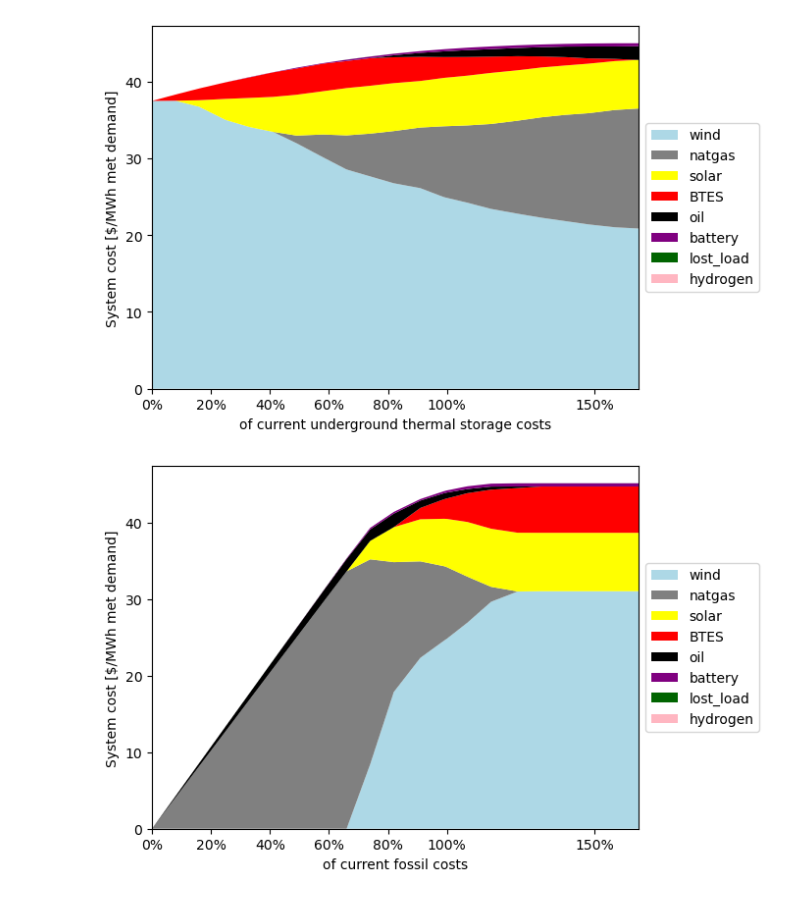
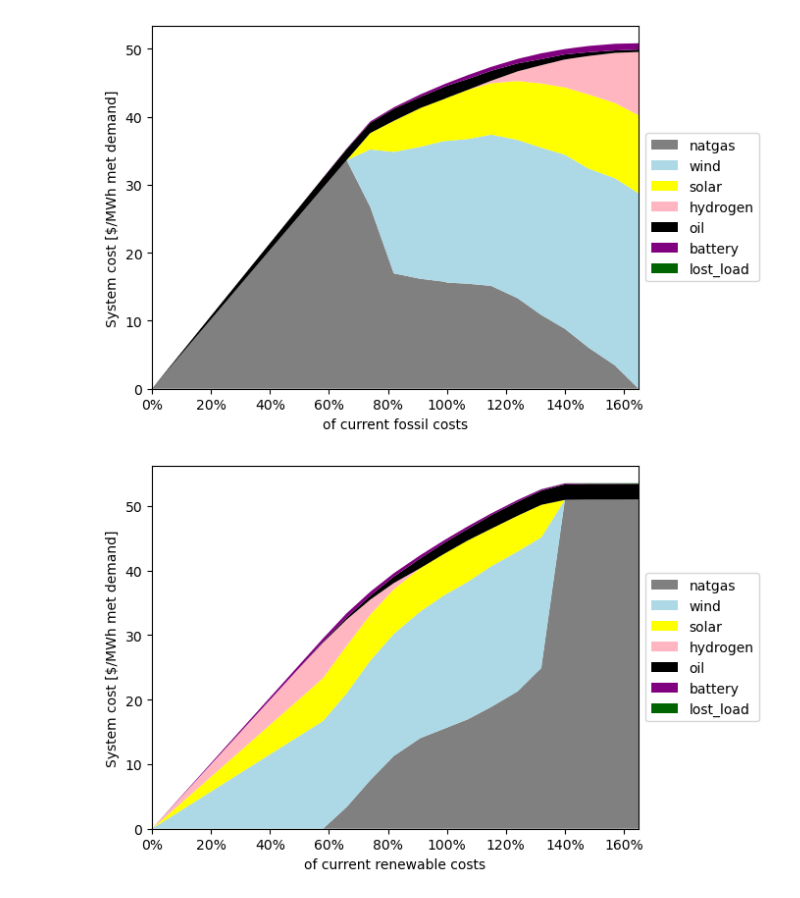
Before and after one commit to carnegie/clab_underground_th_storage, a Jupyter notebook: plot_results.ipynb, the cells around one changed output. Cells and saved outputs as stored; diff of their text form; code cells hidden in the pictures.

Commit message:
figure tweaks and scan costs efficiency improved

```diff
--- a/plot_results.ipynb
+++ b/plot_results.ipynb
@@ -5,6 +5,8 @@ import os
 import pandas as pd
 import numpy as np
 # %%
+data_path = 'output_data/btes_base_case_orca_no_btes/'
+
 color_map = {
     'solar': 'yellow',
     'solar-rooftop': 'lightgreen',
@@ -131,7 +133,7 @@ def plot_cost_scan(data_path, region, tech):
     )
 
     plt.xlabel('of current {} costs'.format(tech if tech != 'BTES' else 'underground thermal storage'))
-    plt.xticks(ticks=[0, 20, 40, 60, 80, 100, 150], labels=[str(i) + '%' for i in [0, 20, 40, 60, 80, 100, 150]])
+    plt.xticks(ticks=[0, 20, 40, 60, 80, 100, 120, 140, 160], labels=[str(i) + '%' for i in [0, 20, 40, 60, 80, 100, 120, 140, 160]])
     plt.ylabel('System cost [$/MWh met demand]')
     plt.xlim(0, 165)
     plt.ylim(0, max([c.sum() for (b, c) in system_cost]) * 1.05)
@@ -191,9 +192,7 @@ def make_storage_plots(data_file, cost, reg, scan_var):
     plt.savefig('figures/{0}/dispatch_{1}_{2}.pdf'.format(reg, scan_var.split(" ")[0], cost), bbox_inches='tight')
 # %%
-output_path = 'output_data/btes_base_case_orca/'
-
-for tech in ['BTES', 'fossil', 'renewable']:
-    plot_cost_scan(output_path, "conus", tech)
+for tech in ['fossil', 'renewable']: #'BTES',
+    plot_cost_scan(data_path, "conus", tech)
 # %% [output]
-[figure, old version]
+[figure, new version]
-[figure, old version]
+[figure, new version]
```
Also changed, not shown: parts of 3 cells of this notebook, 2 other files.
